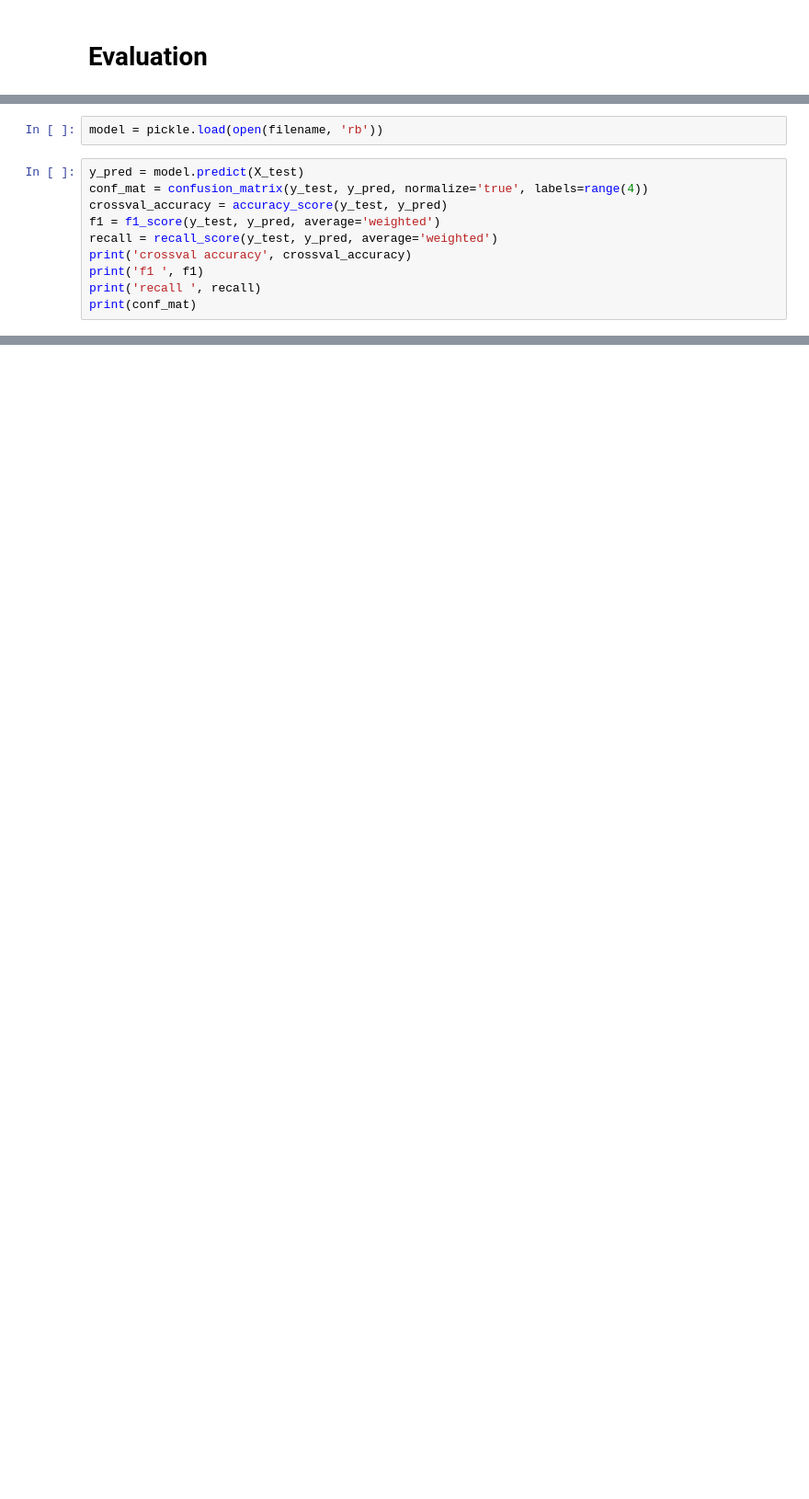
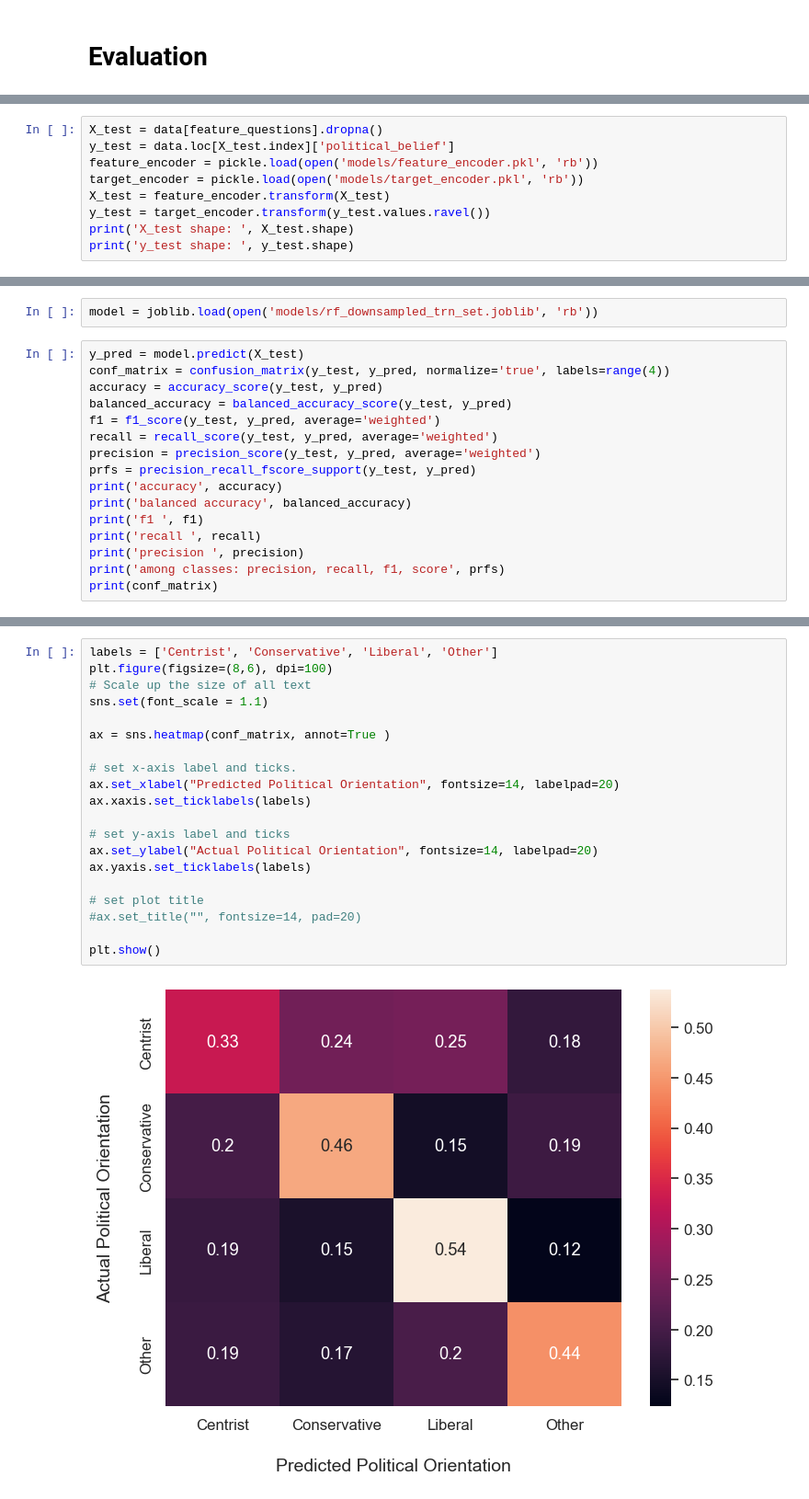
Before and after one commit to Anna53595/DatingLiteracy, a Jupyter notebook: evaluation.ipynb, the cells around one changed output, grey strips where cells are left out. Shown at 92% size. Saved outputs shown, nothing was run; the diff lists cells and outputs as text; blank space fills up the shorter version.

Commit message:
evaluation and permutation test

```diff
--- a/evaluation.ipynb
+++ b/evaluation.ipynb
@@ -19,0 +31,9 @@ X_test = ...
+# %%
+X_test = data[feature_questions].dropna()
+y_test = data.loc[X_test.index]['political_belief']
+feature_encoder = pickle.load(open('models/feature_encoder.pkl', 'rb'))
+target_encoder = pickle.load(open('models/target_encoder.pkl', 'rb'))
+X_test = feature_encoder.transform(X_test)
+y_test = target_encoder.transform(y_test.values.ravel())
+print('X_test shape: ', X_test.shape)
+print('y_test shape: ', y_test.shape)
@@ -20,12 +43,18 @@ X_test = ...
 # %%
-model = pickle.load(open(filename, 'rb'))
+model = joblib.load(open('models/rf_downsampled_trn_set.joblib', 'rb'))
 # %%
 y_pred = model.predict(X_test)
-conf_mat = confusion_matrix(y_test, y_pred, normalize='true', labels=range(4))
-crossval_accuracy = accuracy_score(y_test, y_pred)
+conf_matrix = confusion_matrix(y_test, y_pred, normalize='true', labels=range(4))
+accuracy = accuracy_score(y_test, y_pred)
+balanced_accuracy = balanced_accuracy_score(y_test, y_pred)
 f1 = f1_score(y_test, y_pred, average='weighted')
 recall = recall_score(y_test, y_pred, average='weighted')
-print('crossval accuracy', crossval_accuracy)
+precision = precision_score(y_test, y_pred, average='weighted')
+prfs = precision_recall_fscore_support(y_test, y_pred)
+print('accuracy', accuracy)
+print('balanced accuracy', balanced_accuracy)
 print('f1 ', f1)
 print('recall ', recall)
-print(conf_mat)
+print('precision ', precision)
+print('among classes: precision, recall, f1, score', prfs)
+print(conf_matrix)
@@ -44,0 +74,22 @@ plt.errorbar([0, 1], accuracies, yerr=error, fmt='o')
+# %%
+labels = ['Centrist', 'Conservative', 'Liberal', 'Other']
+plt.figure(figsize=(8,6), dpi=100)
+# Scale up the size of all text
+sns.set(font_scale = 1.1)
+
+ax = sns.heatmap(conf_matrix, annot=True )
+
+# set x-axis label and ticks.
+ax.set_xlabel("Predicted Political Orientation", fontsize=14, labelpad=20)
+ax.xaxis.set_ticklabels(labels)
+
+# set y-axis label and ticks
+ax.set_ylabel("Actual Political Orientation", fontsize=14, labelpad=20)
+ax.yaxis.set_ticklabels(labels)
+
+# set plot title
+#ax.set_title("", fontsize=14, pad=20)
+
+plt.show()
+# %% [output]
+[figure, added]
```
Also changed, not shown: parts of 9 cells of this notebook.
